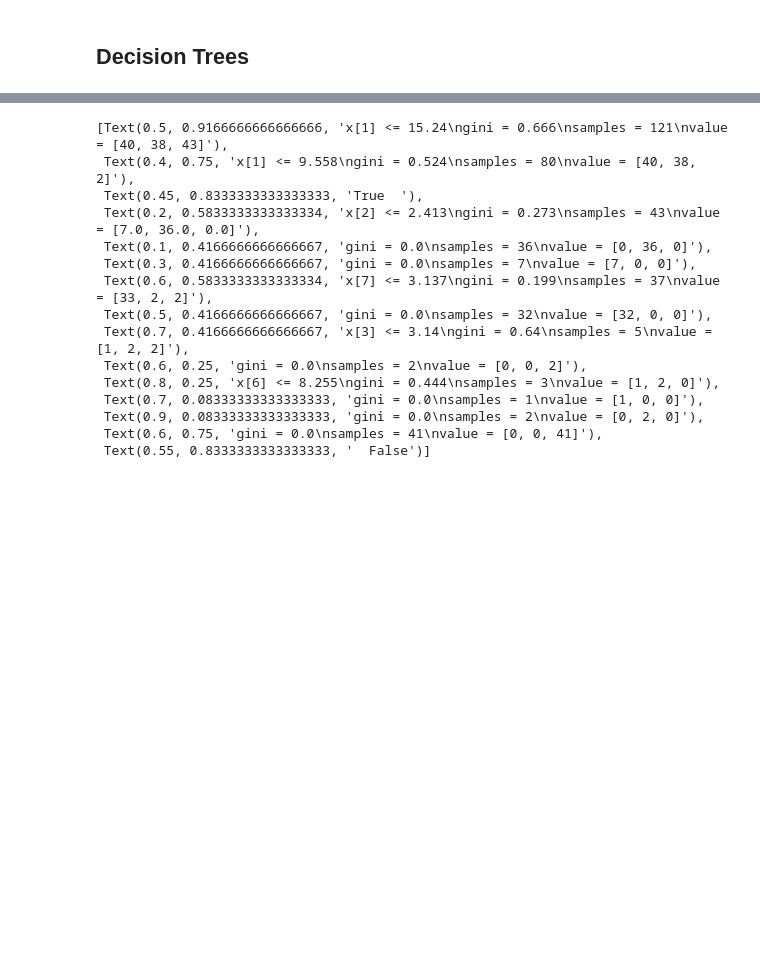
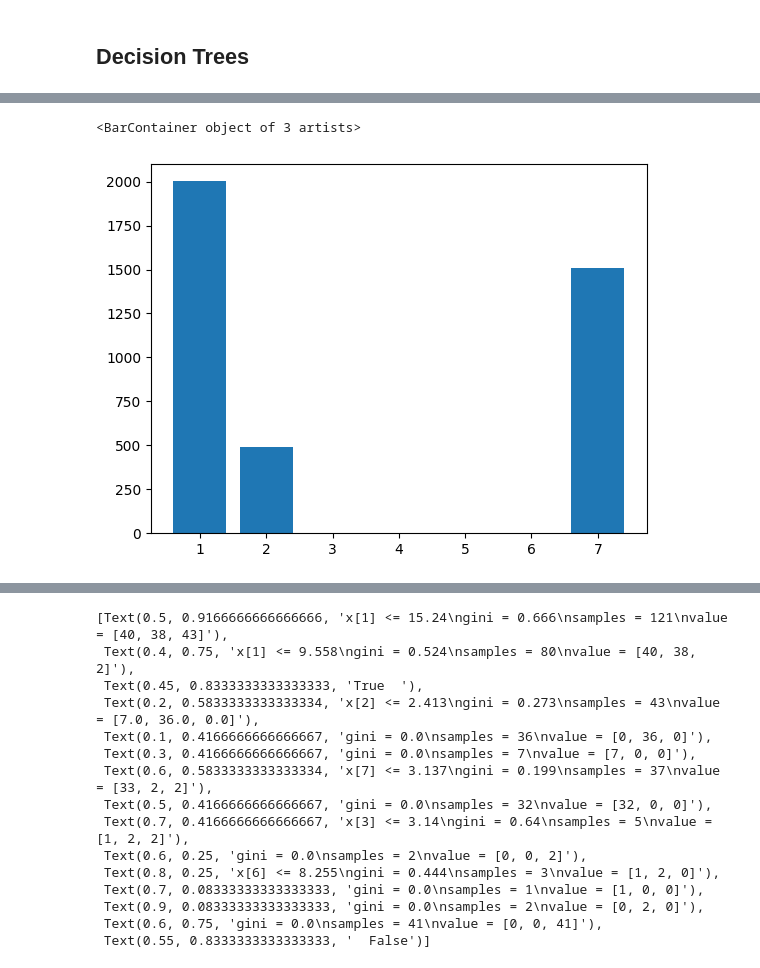
Before and after one commit to maxtschochner/World_Bank_Open_Data_Exploration, a Jupyter notebook: Analysis.ipynb, the cells around one changed output, grey strips where cells are left out. Saved outputs shown, nothing was run; the diff lists cells and outputs as text; code cells hidden in the pictures; blank space fills up the shorter version.

```diff
--- a/Analysis.ipynb
+++ b/Analysis.ipynb
@@ -687,3 +697,10 @@ y = data_pdf['Country Code']
+# %%
+# filter by years
+
+data_5years_pdf = data_pdf[(data_pdf['Year']<=2021) & (data_pdf['Year']>=205)]
+
+X_5years = data_5years_pdf.drop(columns=['Country Code', 'Country Numeric', 'Country Name'])
+y_5years = data_5years_pdf['Country Code']
 # %%
 list(enumerate(list(X.columns)))
 # %% [output]
@@ -735,3 +744,27 @@ features_in_tree_filtered_list
+# %%
+feature_statistic = []
+
+for i in range(1001):
+
+    X_train, X_test, y_train, y_test = train_test_split(X_5years, y_5years, random_state=8)
+    country_classifier_model = DecisionTreeClassifier(max_depth=10)
+    country_classifier_model.fit(X_train, y_train)
+    # plot_tree(country_classifier_model)
+
+    features_in_tree_list = (country_classifier_model.tree_.feature)
+    features_in_tree_filtered_list = [int(f) for f in features_in_tree_list if f>-2]
+
+    feature_statistic = feature_statistic + features_in_tree_filtered_list
+
+feature_statistic = dict(Counter(feature_statistic))
+
+fig, ax = plt.subplots(1, 1)
+x = list(feature_statistic.keys())
+y = list(feature_statistic.values())
+ax.bar(x, y)
+# %% [output]
+<BarContainer object of 3 artists>
+[figure, added]
 # %%
 X_train, X_test, y_train, y_test = train_test_split(X, y, random_state=12)
 country_classifier_model = DecisionTreeClassifier(max_depth=10)
```
Also changed, not shown: parts of 12 cells of this notebook.
